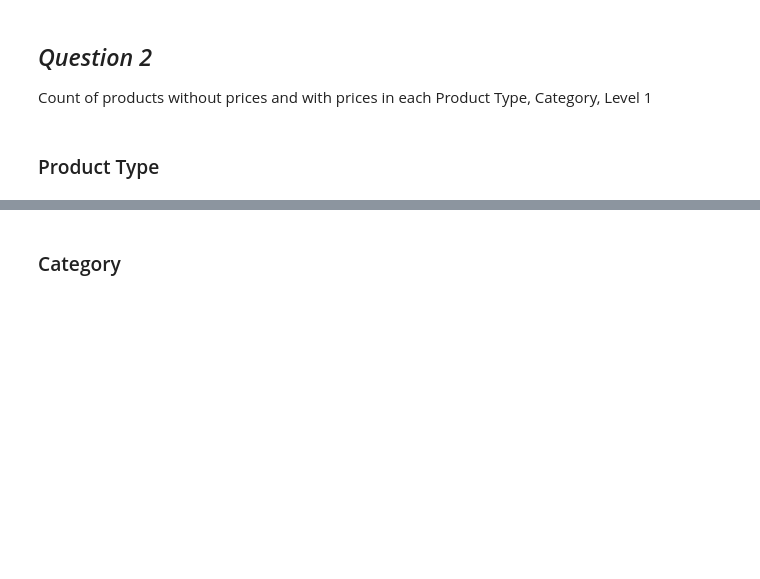
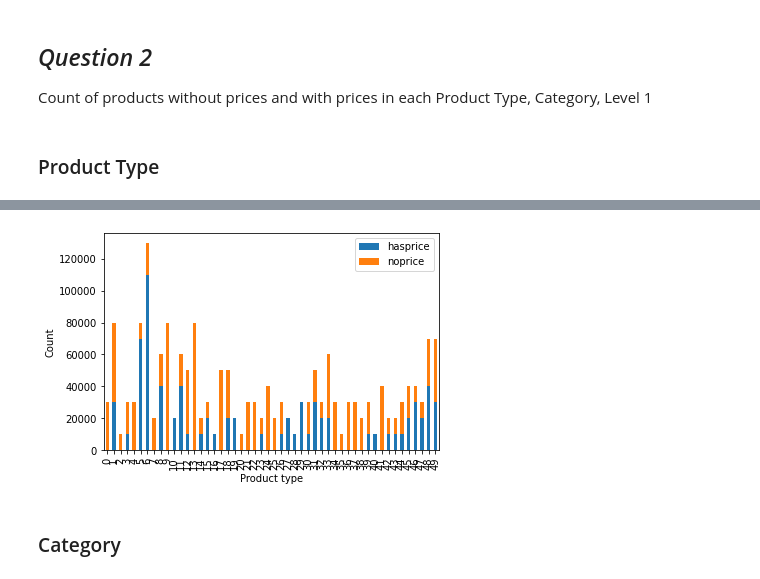
Before and after one commit to PrithviK21/BeZen-assignment, a Jupyter notebook: analyse_data.ipynb, the cells around one changed output, grey strips where cells are left out. Drawn from its saved outputs; the diff is of its cells as text; code cells hidden in the pictures; blank space fills up the shorter version.

```diff
--- a/analyse_data.ipynb
+++ b/analyse_data.ipynb
@@ -96,0 +91,6 @@ Length: 321, dtype: int64
+# %%
+bruh = pd.DataFrame(grpby_prodtype.groups.keys(), columns=['product_type'])
+bruh.set_index(['product_type'])
+# bruh.shape
+bruh['hasprice'] = hasprice_prodtype.hasprice.values
+bruh['noprice'] = noprice_prodtype.values
@@ -97,2 +113,12 @@ Length: 321, dtype: int64
+# %%
+#
+# sns.barplot(x=bruh.product_type, y=[bruh.hasprice, bruh.noprice], stacked=True)
+bruh[:50].plot(kind='bar', stacked=True)
+plt.xticks(rotation=90)
+plt.xlabel('Product type')
+plt.ylabel('Count')
+plt.show()
+# %% [output]
+[figure, added]
 # %% [markdown]
 ### Category
```
Also changed, not shown: parts of 41 cells of this notebook.
